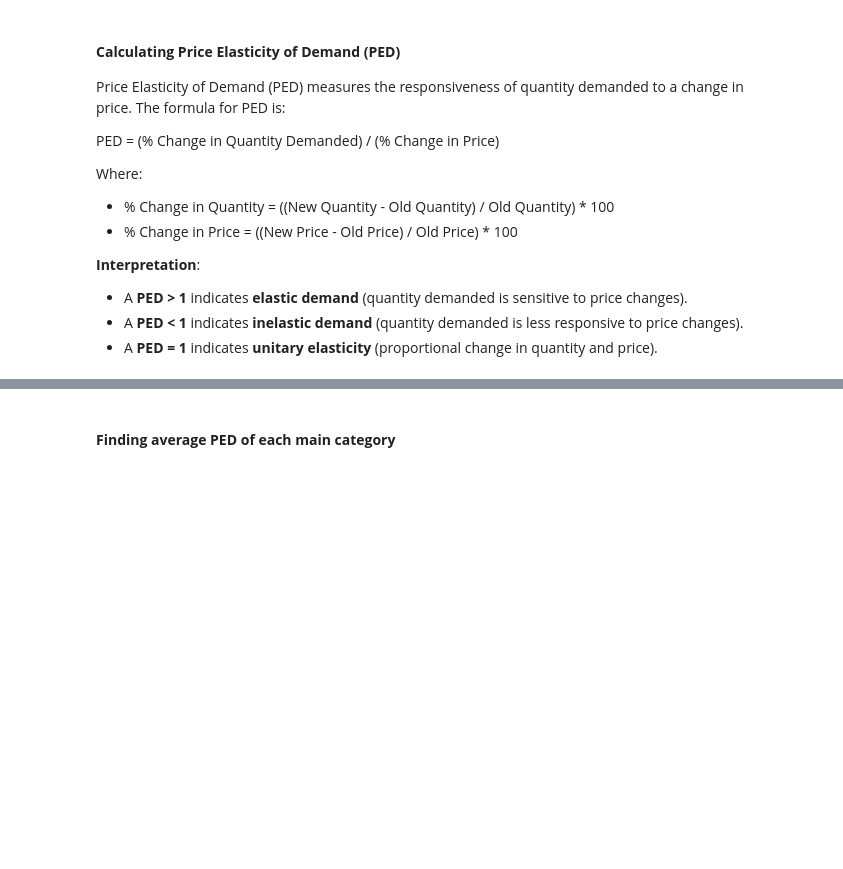
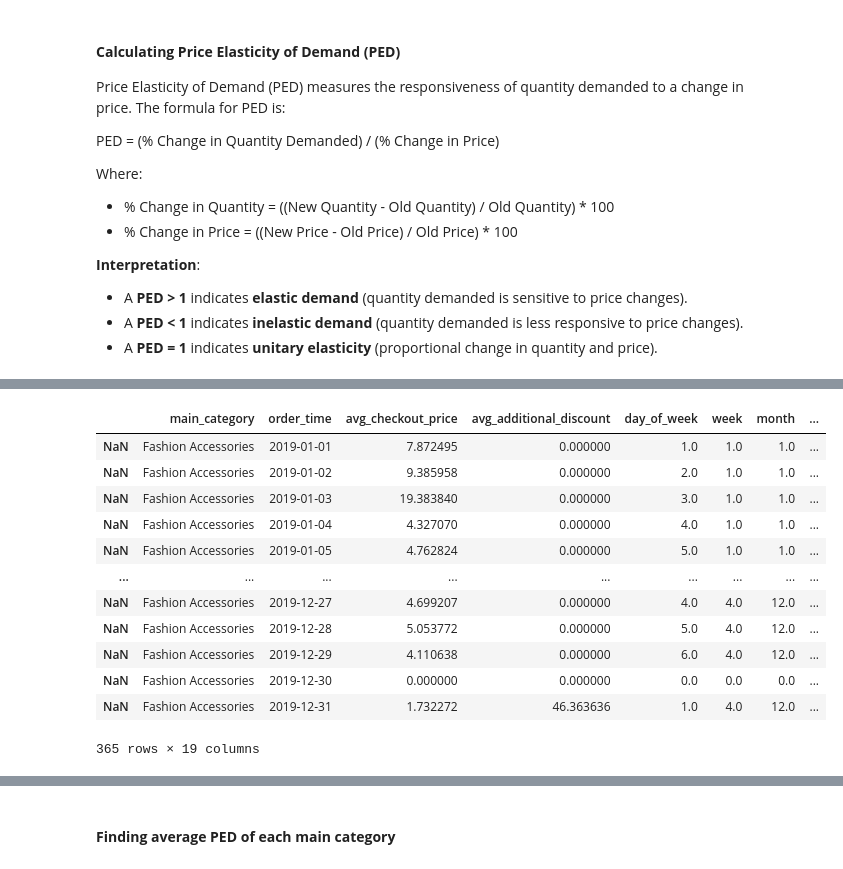
Before and after one commit to 7-teens/7-teens-DSA3101-2410-Project, a Jupyter notebook: Subgroup B/Question 2 PED and dynamic pricing.ipynb, the cells around one changed output, grey strips where cells are left out. Saved outputs shown, nothing was run; the diff lists cells and outputs as text; code cells hidden in the pictures; blank space fills up the shorter version.

```diff
--- a/Subgroup B/Question 2 PED and dynamic pricing.ipynb
+++ b/Subgroup B/Question 2 PED and dynamic pricing.ipynb
@@ -68,0 +300,16 @@ grouped_df['PED'] = grouped_df['%_change_in_quantity'] / grouped_df['%_change_in
+# %%
+occupational_data
+# %% [output]
+|  | main_category | order_time | avg_checkout_price | avg_additional_discount | day_of_week | week | month | ... |
+| NaN | Fashion Accessories | 2019-01-01 | 7.872495 | 0.000000 | 1.0 | 1.0 | 1.0 | ... |
+| NaN | Fashion Accessories | 2019-01-02 | 9.385958 | 0.000000 | 2.0 | 1.0 | 1.0 | ... |
+| NaN | Fashion Accessories | 2019-01-03 | 19.383840 | 0.000000 | 3.0 | 1.0 | 1.0 | ... |
+| NaN | Fashion Accessories | 2019-01-04 | 4.327070 | 0.000000 | 4.0 | 1.0 | 1.0 | ... |
+| NaN | Fashion Accessories | 2019-01-05 | 4.762824 | 0.000000 | 5.0 | 1.0 | 1.0 | ... |
+| ... | ... | ... | ... | ... | ... | ... | ... | ... |
+| NaN | Fashion Accessories | 2019-12-27 | 4.699207 | 0.000000 | 4.0 | 4.0 | 12.0 | ... |
+| NaN | Fashion Accessories | 2019-12-28 | 5.053772 | 0.000000 | 5.0 | 4.0 | 12.0 | ... |
+| NaN | Fashion Accessories | 2019-12-29 | 4.110638 | 0.000000 | 6.0 | 4.0 | 12.0 | ... |
+| NaN | Fashion Accessories | 2019-12-30 | 0.000000 | 0.000000 | 0.0 | 0.0 | 0.0 | ... |
+| NaN | Fashion Accessories | 2019-12-31 | 1.732272 | 46.363636 | 1.0 | 4.0 | 12.0 | ... |
+365 rows × 19 columns
```
Also changed, not shown: parts of 21 cells of this notebook, 10 other files.
